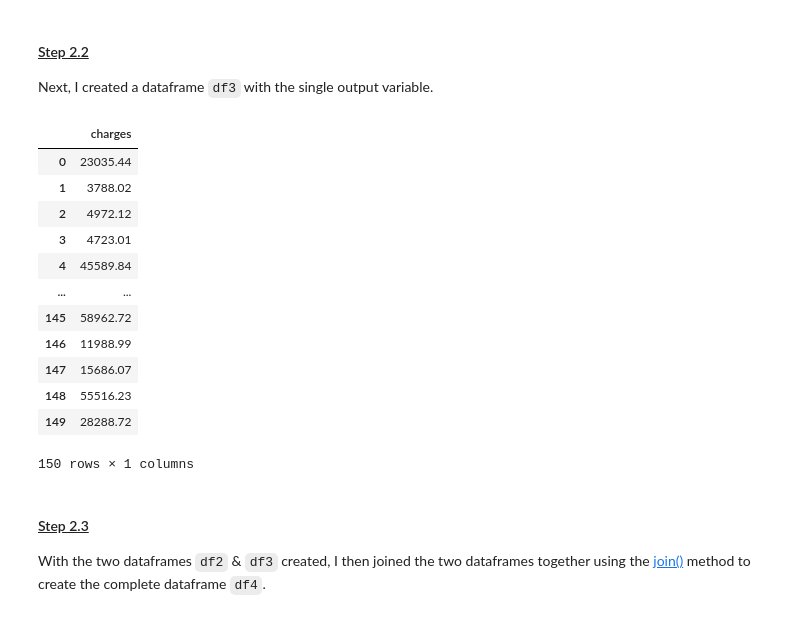
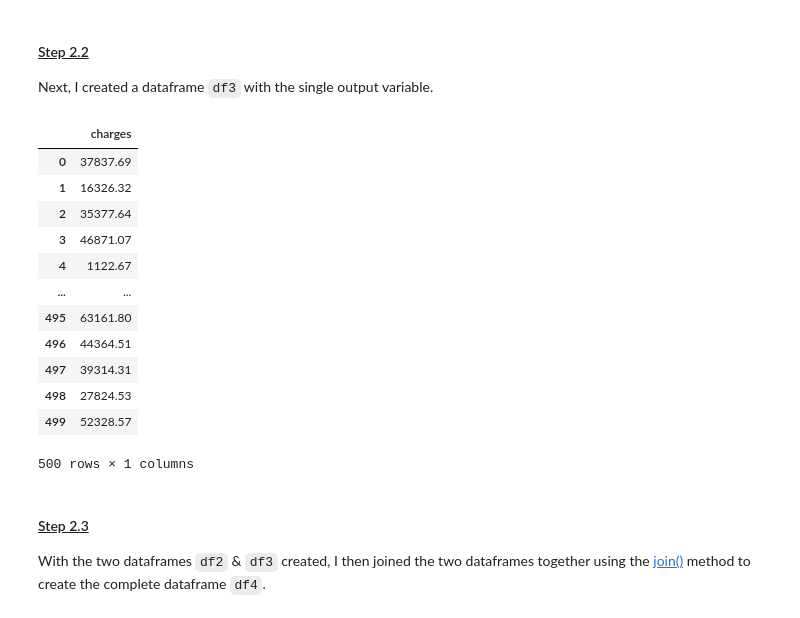
Before and after one commit to OCorry/Programming-for-Data-Analysis-Assessment-2022, a Jupyter notebook: Programming for Data Analysis Project 2022.ipynb, the cells around one changed output. Saved outputs shown, nothing was run; the diff lists cells and outputs as text; code cells hidden in the pictures.

```diff
--- a/Programming for Data Analysis Project 2022.ipynb
+++ b/Programming for Data Analysis Project 2022.ipynb
@@ -506,22 +506,22 @@ df2
 Next, I created a dataframe ``df3`` with the single output variable.
 # %%
 #Creating the new dataframe (df3) with randomly generated values for the output variable
-df3=pd.DataFrame({'charges':np.around(np.random.uniform(121.873900, 63770.428010, size=150),2)})
+df3=pd.DataFrame({'charges':np.around(np.random.uniform(121.873900, 63770.428010, size=500),2)})
 df3
 # %% [output]
 |  | charges |
-| 0 | 23035.44 |
-| 1 | 3788.02 |
-| 2 | 4972.12 |
-| 3 | 4723.01 |
-| 4 | 45589.84 |
+| 0 | 37837.69 |
+| 1 | 16326.32 |
+| 2 | 35377.64 |
+| 3 | 46871.07 |
+| 4 | 1122.67 |
 | ... | ... |
-| 145 | 58962.72 |
-| 146 | 11988.99 |
-| 147 | 15686.07 |
-| 148 | 55516.23 |
-| 149 | 28288.72 |
+| 495 | 63161.80 |
+| 496 | 44364.51 |
+| 497 | 39314.31 |
+| 498 | 27824.53 |
+| 499 | 52328.57 |
-150 rows × 1 columns
+500 rows × 1 columns
 # %% [markdown]
 #### <ins>Step 2.3</ins>
 
```
Also changed, not shown: parts of 10 cells of this notebook.
